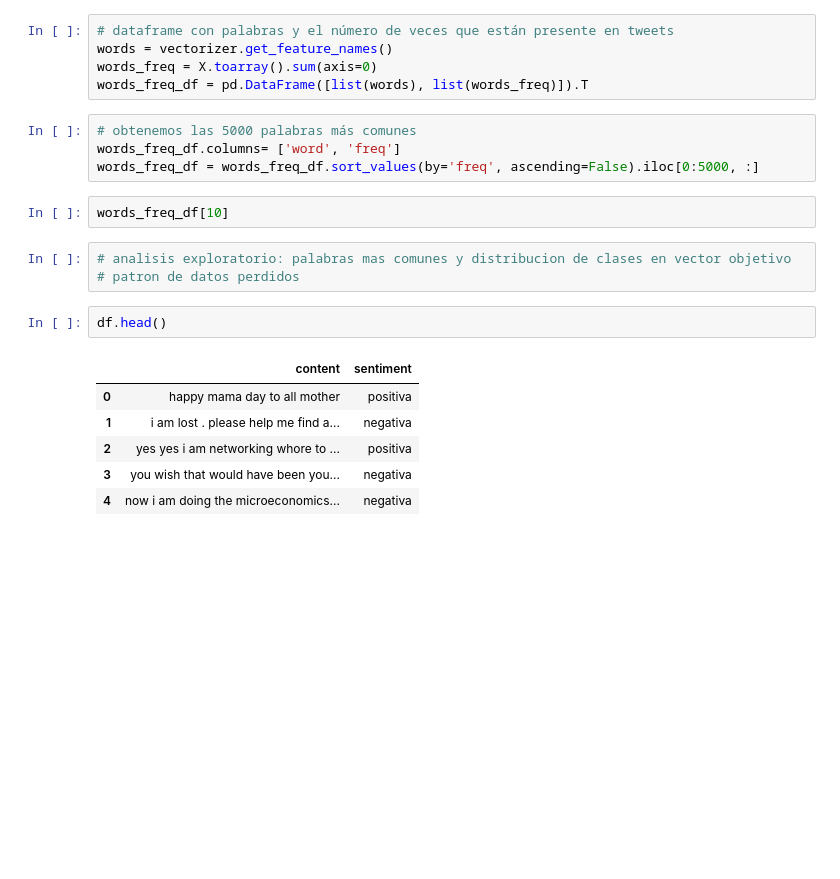
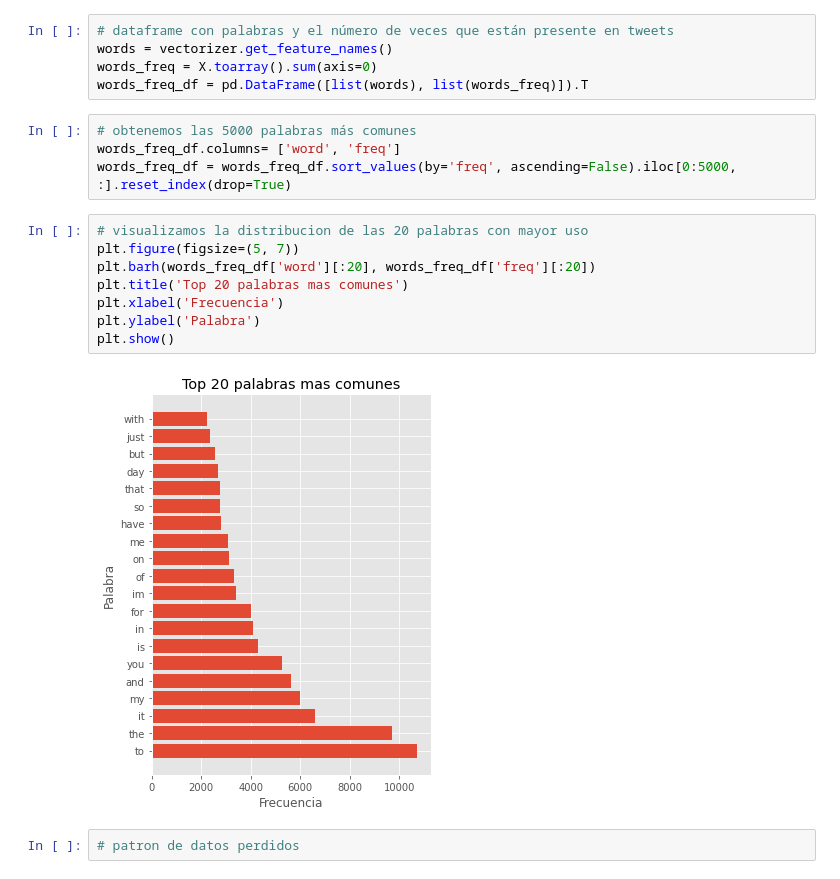
Before and after one commit to oportusgonzalo/data-science-desafio-latam, a Jupyter notebook: machine-learning/prueba_final/prueba1.ipynb, the cells around one changed output. Cells and saved outputs as stored; diff of their text form; blank space fills up the shorter version.

```diff
--- a/machine-learning/prueba_final/prueba1.ipynb
+++ b/machine-learning/prueba_final/prueba1.ipynb
@@ -160,18 +148,16 @@ words_freq_df = pd.DataFrame([list(words), list(words_freq)]).T
 # %%
 # obtenemos las 5000 palabras más comunes
 words_freq_df.columns= ['word', 'freq']
-words_freq_df = words_freq_df.sort_values(by='freq', ascending=False).iloc[0:5000, :]
+words_freq_df = words_freq_df.sort_values(by='freq', ascending=False).iloc[0:5000, :].reset_index(drop=True)
-# %%
-words_freq_df[10]
+# %%
+# visualizamos la distribucion de las 20 palabras con mayor uso
+plt.figure(figsize=(5, 7))
+plt.barh(words_freq_df['word'][:20], words_freq_df['freq'][:20])
+plt.title('Top 20 palabras mas comunes')
+plt.xlabel('Frecuencia')
+plt.ylabel('Palabra')
+plt.show()
+# %% [output]
+[figure, added]
 # %%
-# analisis exploratorio: palabras mas comunes y distribucion de clases en vector objetivo
 # patron de datos perdidos
-# %%
-df.head()
-# %% [output]
-|  | content | sentiment |
-| 0 | happy mama day to all mother | positiva |
-| 1 | i am lost . please help me find a... | negativa |
-| 2 | yes yes i am networking whore to ... | positiva |
-| 3 | you wish that would have been you... | negativa |
-| 4 | now i am doing the microeconomics... | negativa |
```
Also changed, not shown: parts of 4 cells of this notebook, 1 other file.
